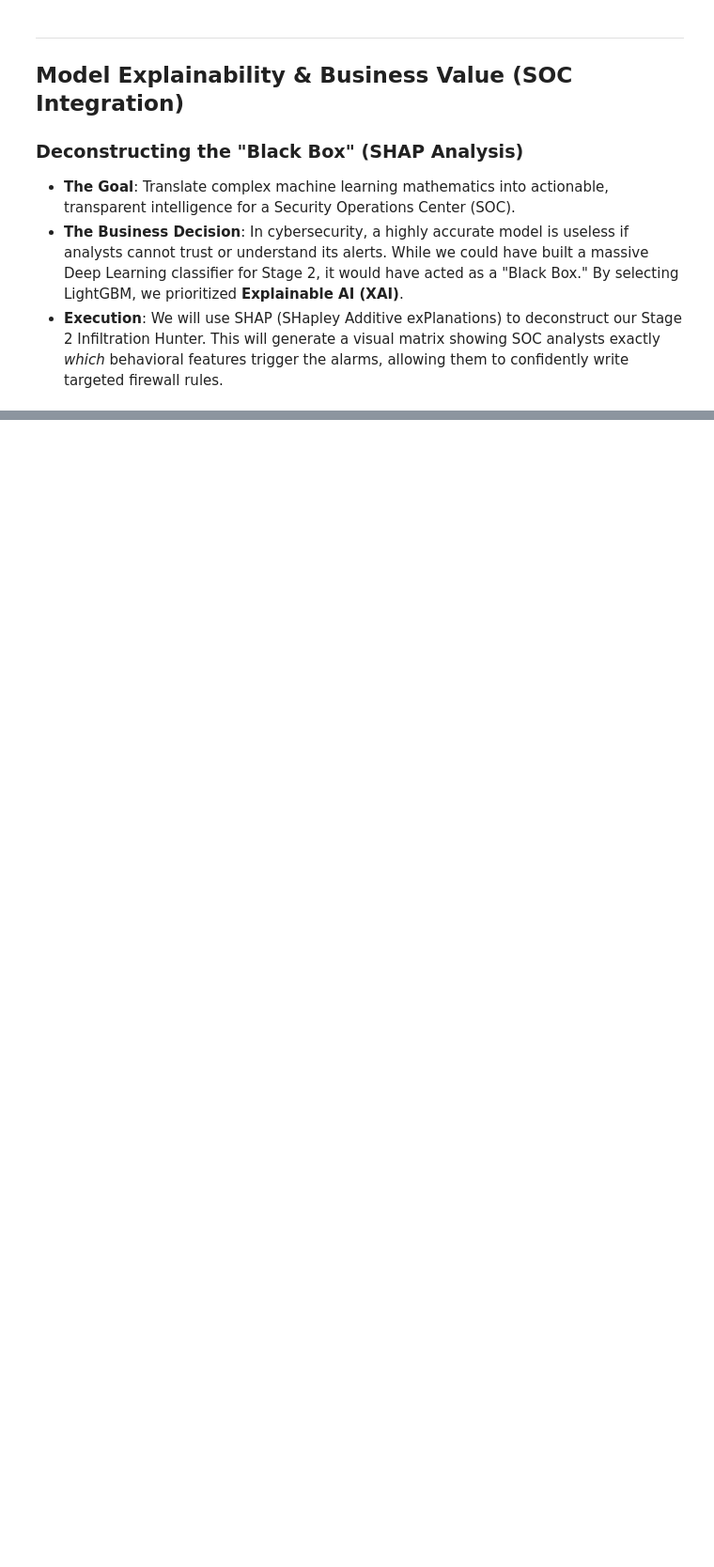
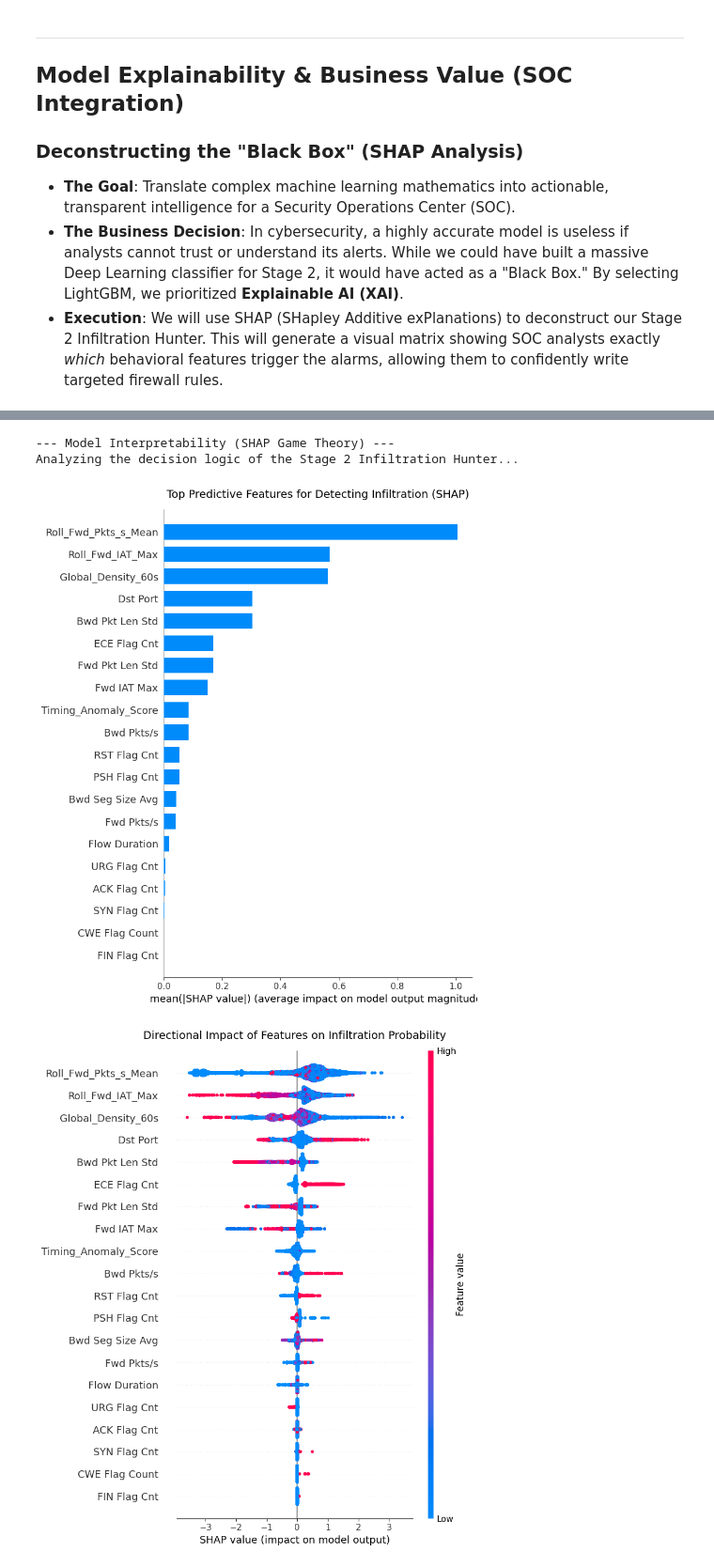
Before and after one commit to JohnnySolo/Data-Analysis-Project---Hybrid-Cyber-Threat-Detection, a Jupyter notebook: 03_Feature_Engineering_and_Modeling.ipynb, the cells around one changed output, grey strips where cells are left out. Shown at 94% size. Drawn from its saved outputs; the diff is of its cells as text; code cells hidden in the pictures; blank space fills up the shorter version.

```diff
--- a/03_Feature_Engineering_and_Modeling.ipynb
+++ b/03_Feature_Engineering_and_Modeling.ipynb
@@ -369,23 +410,27 @@ import numpy as np
 
 print("--- Step 9: Hierarchical LightGBM Architecture ---")
 
+# Ensure DataFrames have no duplicate columns before modeling
+X_train = X_train.loc[:, ~X_train.columns.duplicated()].copy()
+X_test = X_test.loc[:, ~X_test.columns.duplicated()].copy()
+
 # ==========================================
 # STAGE 1: BOTNET HUNTER (Bot vs. Rest)
 # ==========================================
-y_train_stage1 = (y_train == 1.0).astype(int)
-y_test_stage1 = (y_test == 1.0).astype(int)
+y_train_stage1 = (y_train.values == 1.0).astype(int)
+y_test_stage1 = (y_test.values == 1.0).astype(int)
 
 print("Training Stage 1 (LightGBM Bot Hunter)...")
 # LightGBM uses 'num_leaves' as its primary complexity control instead of 'max_depth'
 lgbm_stage1 = LGBMClassifier(n_estimators=100, learning_rate=0.1, random_state=42, n_jobs=-1)
-lgbm_stage1.fit(X_train_scaled, y_train_stage1)
+lgbm_stage1.fit(X_train, y_train_stage1)
 
 # ==========================================
 # STAGE 2: INFILTRATION HUNTER (Benign vs. Infil)
 # ==========================================
-mask_stage2_train = (y_train == 0.0) | (y_train == 2.0)
-X_train_stage2 = X_train_scaled[mask_stage2_train]
-y_train_stage2 = (y_train[mask_stage2_train] == 2.0).astype(int)
+mask_stage2_train = (y_train.values == 0.0) | (y_train.values == 2.0)
+X_train_stage2 = X_train.loc[mask_stage2_train]
+y_train_stage2 = (y_train.values[mask_stage2_train] == 2.0).astype(int)
 
 # Use the exact same tuned penalty weight we established for XGBoost
 num_benign = np.sum(y_train_stage2 == 0)
@@ -403,7 +448,7 @@ lgbm_stage2.fit(X_train_stage2, y_train_stage2)
 # EXECUTE CASCADING PREDICTIONS
 # ==========================================
 print("\nExecuting End-to-End Cascading Predictions on Test Data...")
-stage1_preds_lgbm = lgbm_stage1.predict(X_test_scaled)
+stage1_preds_lgbm = lgbm_stage1.predict(X_test)
 final_predictions_lgbm = np.zeros(len(stage1_preds_lgbm))
 
 bot_indices_lgbm = np.where(stage1_preds_lgbm == 1)[0]
@@ -411,7 +456,7 @@ final_predictions_lgbm[bot_indices_lgbm] = 1.0
 
 rest_indices_lgbm = np.where(stage1_preds_lgbm == 0)[0]
 if len(rest_indices_lgbm) > 0:
-    X_test_rest_lgbm = X_test_scaled.iloc[rest_indices_lgbm]
+    X_test_rest_lgbm = X_test.iloc[rest_indices_lgbm]
     stage2_preds_lgbm = lgbm_stage2.predict(X_test_rest_lgbm)
     final_predictions_lgbm[rest_indices_lgbm] = np.where(stage2_preds_lgbm == 1, 2.0, 0.0)
 
@@ -510,3 +516,41 @@ Calculating SHAP values (Deconstructing the model's brain)...
+# %%
+import shap
+import matplotlib.pyplot as plt
+
+print("--- Model Interpretability (SHAP Game Theory) ---")
+print("Analyzing the decision logic of the Stage 2 Infiltration Hunter...")
+
+# 1. Initialize the SHAP Tree Explainer on our Stage 2 model
+explainer = shap.TreeExplainer(lgbm_stage2)
+
+# 2. Calculate SHAP values for the Stage 2 training data
+# We use a sample of 10,000 to keep the computation fast, as SHAP can be heavy
+X_train_sample = X_train_stage2.sample(n=min(10000, len(X_train_stage2)), random_state=42)
+shap_values = explainer.shap_values(X_train_sample)
+
+# Note: For binary classification in LightGBM, SHAP returns a list of arrays [Negative_Class, Positive_Class].
+# We want to explain the Positive Class (Infiltration = 1), which is index 1.
+shap_values_target = shap_values[1] if isinstance(shap_values, list) else shap_values
+
+# 3. Global Feature Importance (Bar Plot)
+plt.figure(figsize=(10, 6))
+plt.title("Top Predictive Features for Detecting Infiltration (SHAP)", fontsize=14, pad=15)
+shap.summary_plot(shap_values_target, X_train_sample, plot_type="bar", show=False)
+plt.tight_layout()
+plt.show()
+
+# 4. Behavioral Directionality (Beeswarm Plot)
+# This shows us exactly HOW a feature influenced the prediction (e.g., Did a HIGH reset flag count push the prediction UP or DOWN?)
+plt.figure(figsize=(10, 6))
+plt.title("Directional Impact of Features on Infiltration Probability", fontsize=14, pad=15)
+shap.summary_plot(shap_values_target, X_train_sample, show=False)
+plt.tight_layout()
+plt.show()
+# %% [output]
+--- Model Interpretability (SHAP Game Theory) ---
+Analyzing the decision logic of the Stage 2 Infiltration Hunter...
+[figure, added]
+[figure, added]
 # %% [markdown]
 #### SHAP Analysis Insights: Deconstructing the Stealth Attack
 
```
Also changed, not shown: parts of 10 cells of this notebook.
